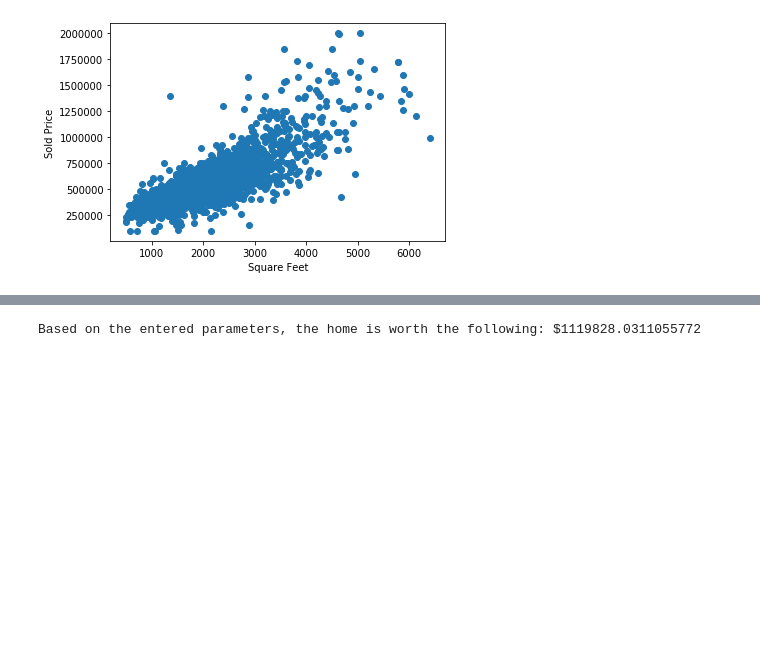
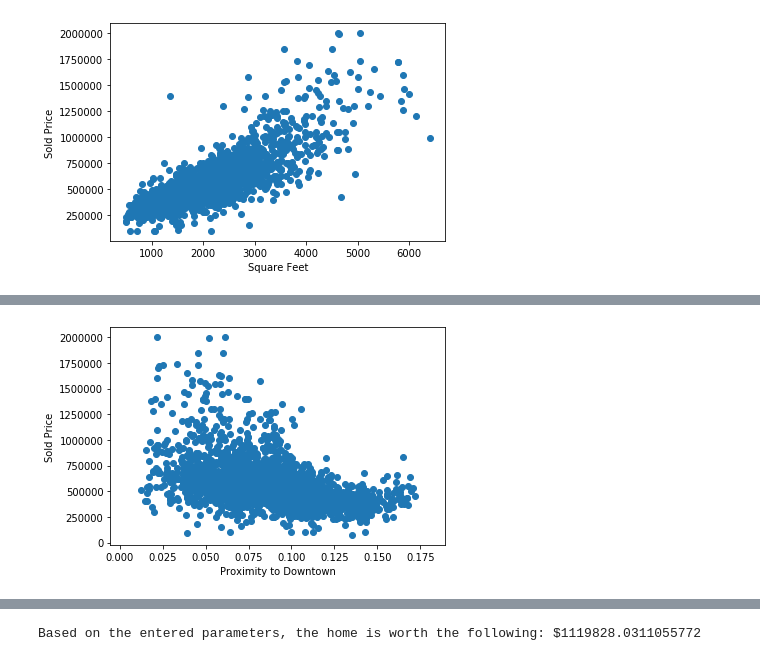
Before and after one commit to bloy86/Portland_Home_Price_Prediction, a Jupyter notebook: Bryan/Porcelain_Throne_Price?.ipynb, the cells around one changed output, grey strips where cells are left out. Saved outputs shown, nothing was run; the diff lists cells and outputs as text; code cells hidden in the pictures; blank space fills up the shorter version.

```diff
--- a/Bryan/Porcelain_Throne_Price?.ipynb
+++ b/Bryan/Porcelain_Throne_Price?.ipynb
@@ -296,0 +398,14 @@ plt.show()
+# %%
+split_years = pd.cut((filtered_df['YEAR BUILT']),3)
+filtered_df["YEAR BUILT CATEGORY"] = split_years
+filtered_df.head()
+
+#data = filtered_df.copy()
+#data_binary_encoded = pd.get_dummies(filtered_df, columns=["YEAR BUILT CATEGORY"])
+#data_binary_encoded.head(15)
+
+filtered_df = pd.get_dummies(filtered_df, columns=["YEAR BUILT CATEGORY"])
+filtered_df.columns
+#filtered_df.rename(columns = {'YEAR BUILT CATEGORY_(1860.841, 1914.0]': 'YEAR_CAT_1'})
+#filtered_df.rename(columns = {'YEAR BUILT CATEGORY_(1914.0, 1967.0]': 'YEAR_CAT_2'})
+#filtered_df.rename(columns = {'YEAR BUILT CATEGORY_(1967.0, 2020.0]': 'YEAR_CAT_3'})
@@ -296,0 +429,9 @@ plt.show()
+# %%
+dt_location = filtered_df['CENTRALITY']
+cost = filtered_df['PRICE']
+plt.scatter(dt_location, cost)
+plt.xlabel("Proximity to Downtown")
+plt.ylabel("Sold Price")
+plt.show()
+# %% [output]
+[figure, added]
```
Also changed, not shown: parts of 44 cells of this notebook, 1 other file.
